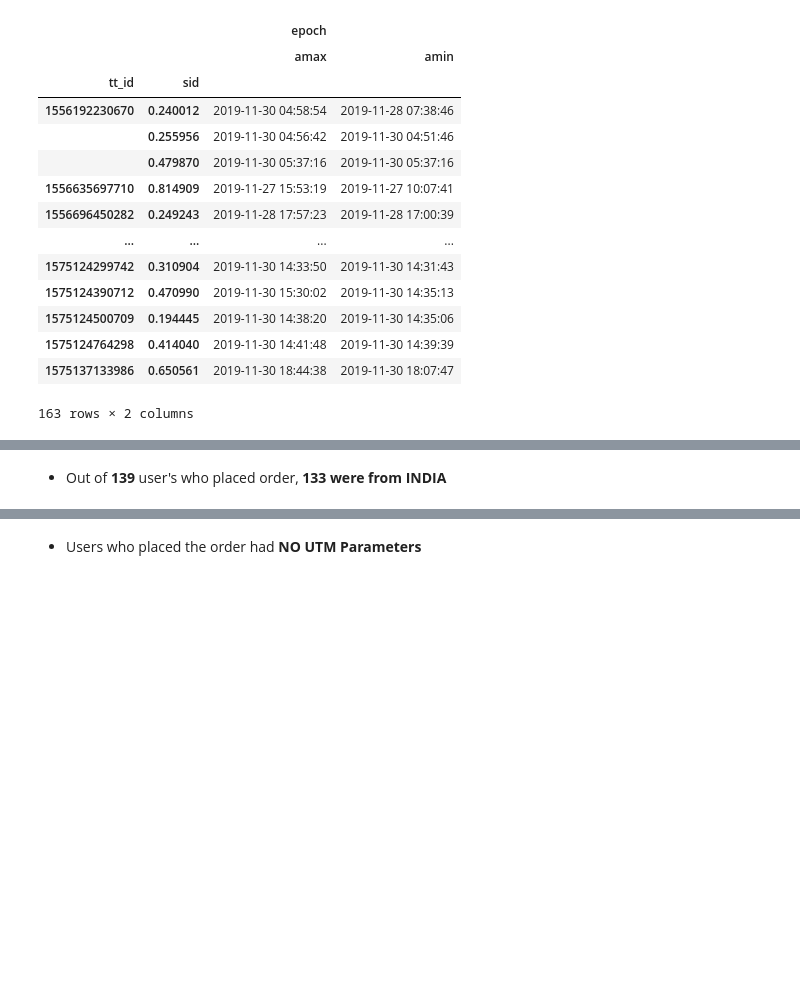
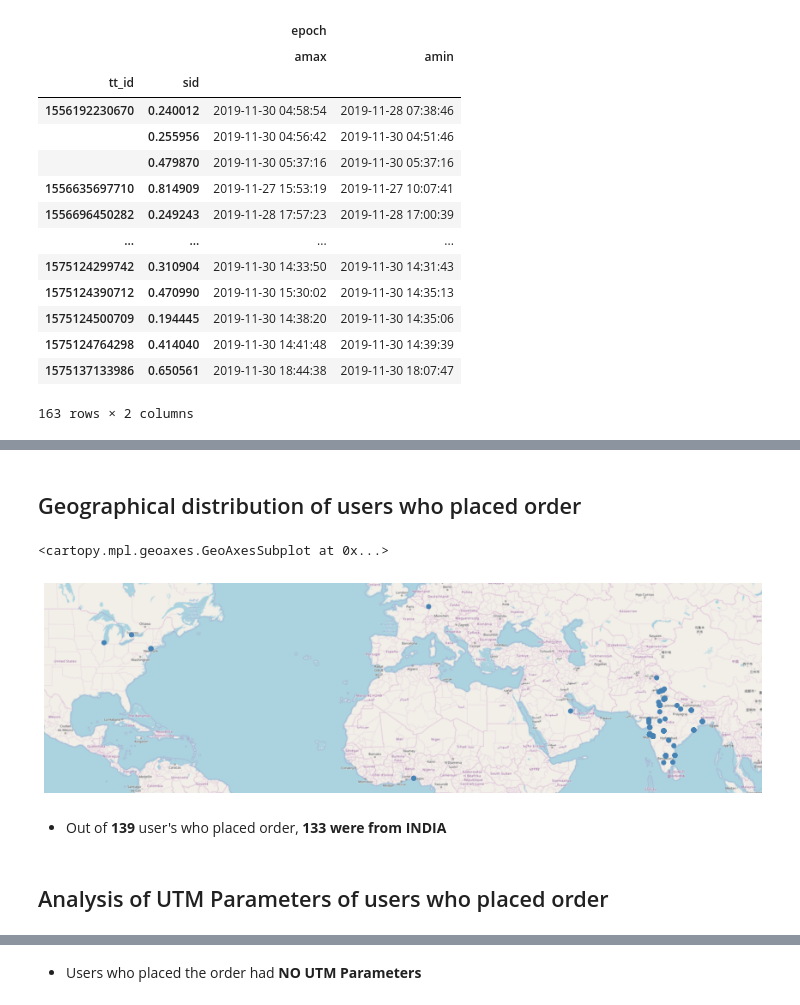
Before and after one commit to cs145442/pet-projects, a Jupyter notebook: yfret/segmenting-users-based-on-browsing-activity.ipynb, the cells around one changed output, grey strips where cells are left out. Cells and saved outputs as stored; diff of their text form; code cells hidden in the pictures; blank space fills up the shorter version.

```diff
--- a/yfret/segmenting-users-based-on-browsing-activity.ipynb
+++ b/yfret/segmenting-users-based-on-browsing-activity.ipynb
@@ -206,2 +200,10 @@ gplt.pointplot(data_geocoded[data_geocoded.action_type == 'place_order'], ax=ax2
+# %% [markdown]
+## Geographical distribution of users who placed order
+# %%
+ax3 = gplt.webmap(data_geocoded[data_geocoded.action_type == 'place_order'], projection=gcrs.WebMercator(), figsize=(15,30))
+gplt.pointplot(data_geocoded[data_geocoded.action_type == 'place_order'], ax=ax3)
+# %% [output]
+<cartopy.mpl.geoaxes.GeoAxesSubplot at 0x...>
+[figure, added]
 # %% [markdown]
   * Out of **139** user's who placed order, __133 were from INDIA__
@@ -210 +210,3 @@ data = data.fillna('NA')
+# %% [markdown]
+## Analysis of UTM Parameters of users who placed order
 # %%
```
Also changed, not shown: parts of 42 cells of this notebook, 1 other file.
